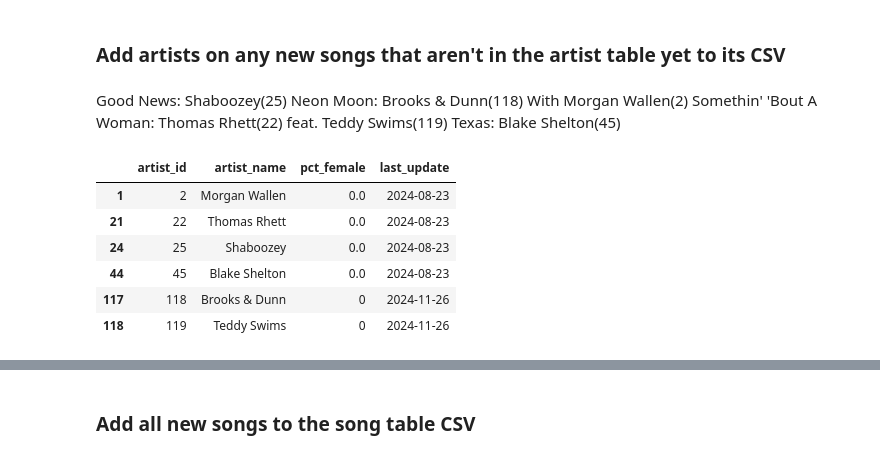
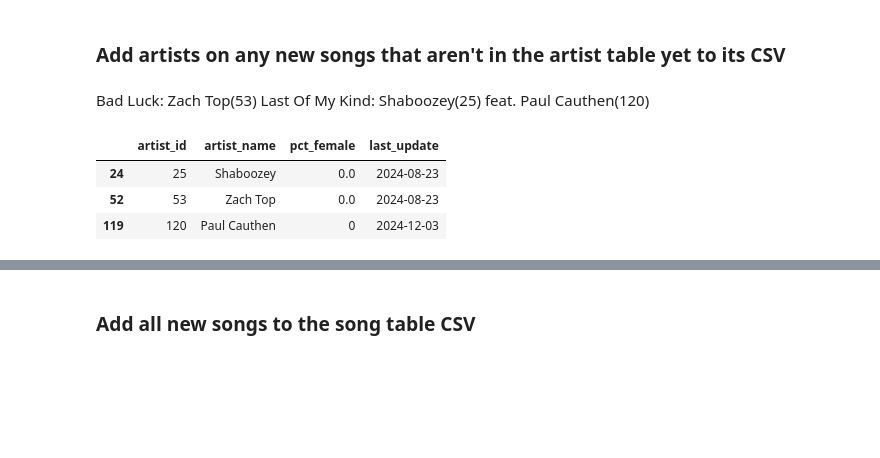
Before and after one commit to jwmanahan/billboard, a Jupyter notebook: add_new_week.ipynb, the cells around one changed output, grey strips where cells are left out. Saved outputs shown, nothing was run; the diff lists cells and outputs as text; code cells hidden in the pictures; blank space fills up the shorter version.

```diff
--- a/add_new_week.ipynb
+++ b/add_new_week.ipynb
@@ -147,28 +147,20 @@ print(list(new_song_to_rank.keys()))
 # %%
 df_artist = pd.read_csv('source_data/artist.csv')
 # %% [markdown]
-Good News: Shaboozey(25)
-Neon Moon: Brooks & Dunn(118) With Morgan Wallen(2)
-Somethin' 'Bout A Woman: Thomas Rhett(22) feat. Teddy Swims(119)
-Texas: Blake Shelton(45)
+Bad Luck: Zach Top(53)
+Last Of My Kind: Shaboozey(25) feat. Paul Cauthen(120)
 # %%
 new_song_artists = [
     'Shaboozey'
-    , 'Brooks & Dunn'
-    , 'Morgan Wallen'
-    , 'Thomas Rhett'
-    , 'Teddy Swims'
-    , 'Blake Shelton'
+    , 'Zach Top'
+    , 'Paul Cauthen'
 ]
 df_artist[df_artist['artist_name'].isin(new_song_artists)]
 # %% [output]
 |  | artist_id | artist_name | pct_female | last_update |
-| 1 | 2 | Morgan Wallen | 0.0 | 2024-08-23 |
-| 21 | 22 | Thomas Rhett | 0.0 | 2024-08-23 |
 | 24 | 25 | Shaboozey | 0.0 | 2024-08-23 |
-| 44 | 45 | Blake Shelton | 0.0 | 2024-08-23 |
-| 117 | 118 | Brooks & Dunn | 0 | 2024-11-26 |
-| 118 | 119 | Teddy Swims | 0 | 2024-11-26 |
+| 52 | 53 | Zach Top | 0.0 | 2024-08-23 |
+| 119 | 120 | Paul Cauthen | 0 | 2024-12-03 |
 # %%
 df_artist['artist_id'].max()
 # %% [output]
```
Also changed, not shown: parts of 29 cells of this notebook, 5 other files.
